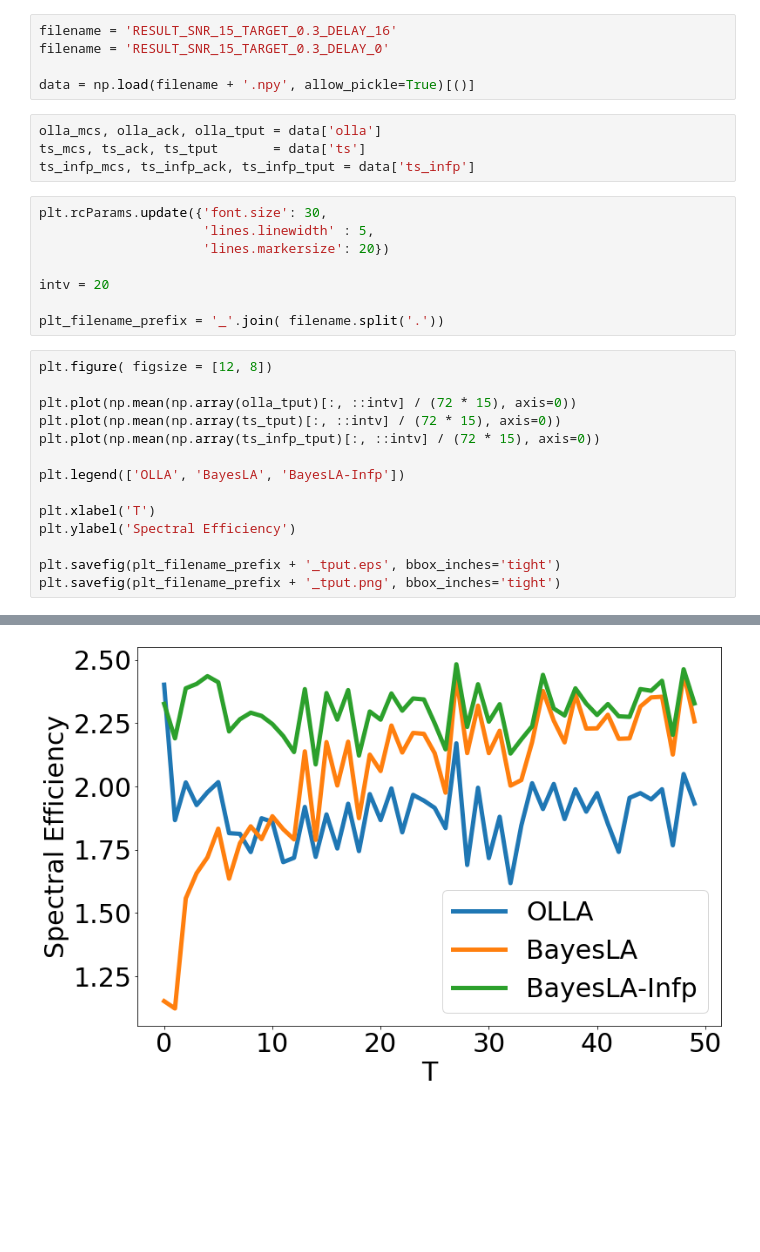
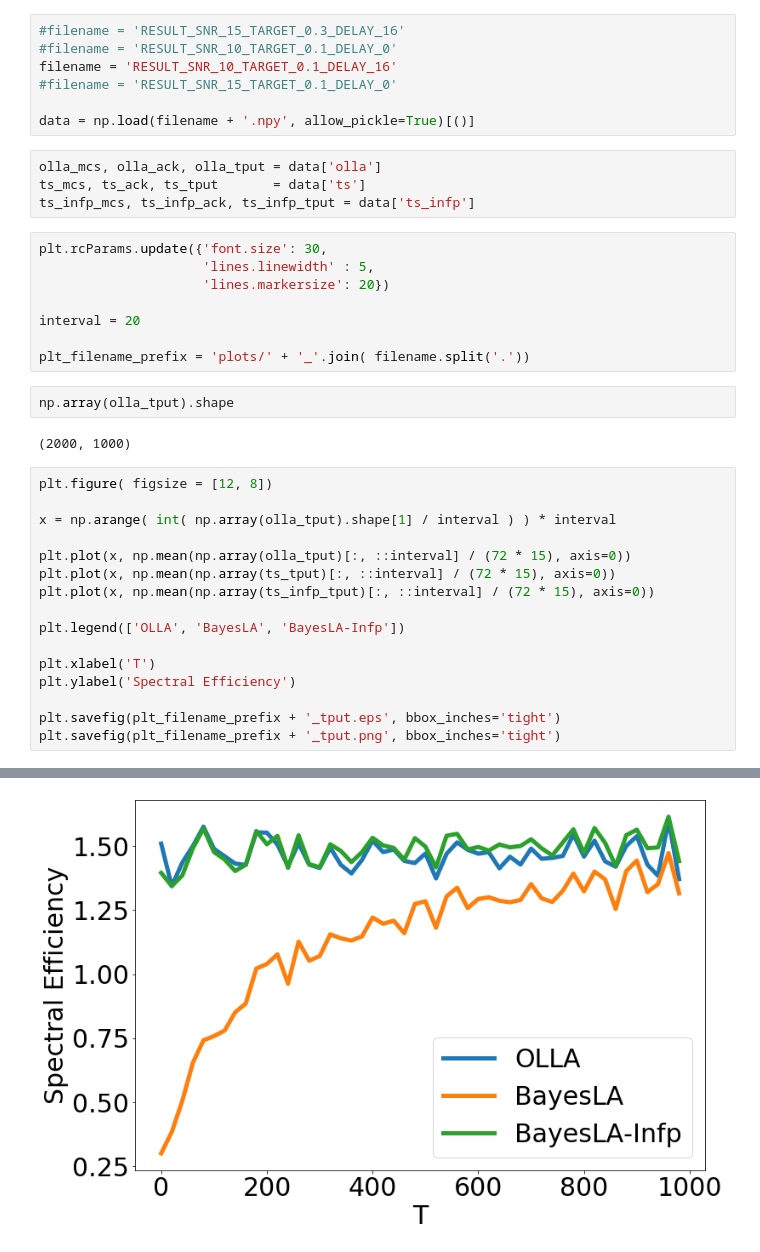
Before and after one commit to vidits-kth/bayesla-link-adaptation, a Jupyter notebook: Con_TS_OLLA_Plotting.ipynb, the cells around one changed output, grey strips where cells are left out. Saved outputs shown, nothing was run; the diff lists cells and outputs as text; blank space fills up the shorter version.

Commit message:
Code for submitted results at SPAWC

```diff
--- a/Con_TS_OLLA_Plotting.ipynb
+++ b/Con_TS_OLLA_Plotting.ipynb
@@ -11,8 +11,10 @@ plt.rcParams.update({'font.size': 30,
 # %% [markdown]
 # Load Data
 # %%
-filename = 'RESULT_SNR_15_TARGET_0.3_DELAY_16'
-filename = 'RESULT_SNR_15_TARGET_0.3_DELAY_0'
+#filename = 'RESULT_SNR_15_TARGET_0.3_DELAY_16'
+#filename = 'RESULT_SNR_10_TARGET_0.1_DELAY_0'
+filename = 'RESULT_SNR_10_TARGET_0.1_DELAY_16'
+#filename = 'RESULT_SNR_15_TARGET_0.1_DELAY_0'
 
 data = np.load(filename + '.npy', allow_pickle=True)[()]
 # %%
@@ -24,29 +26,35 @@ plt.rcParams.update({'font.size': 30,
                      'lines.linewidth' : 5,
                      'lines.markersize': 20})
 
-intv = 20
+interval = 20
 
-plt_filename_prefix = '_'.join( filename.split('.'))
+plt_filename_prefix = 'plots/' + '_'.join( filename.split('.'))
+# %%
+np.array(olla_tput).shape
+# %% [output]
+(2000, 1000)
 # %%
 plt.figure( figsize = [12, 8])
 
-plt.plot(np.mean(np.array(olla_tput)[:, ::intv] / (72 * 15), axis=0))
-plt.plot(np.mean(np.array(ts_tput)[:, ::intv] / (72 * 15), axis=0))
-plt.plot(np.mean(np.array(ts_infp_tput)[:, ::intv] / (72 * 15), axis=0))
+x = np.arange( int( np.array(olla_tput).shape[1] / interval ) ) * interval
+
+plt.plot(x, np.mean(np.array(olla_tput)[:, ::interval] / (72 * 15), axis=0))
+plt.plot(x, np.mean(np.array(ts_tput)[:, ::interval] / (72 * 15), axis=0))
+plt.plot(x, np.mean(np.array(ts_infp_tput)[:, ::interval] / (72 * 15), axis=0))
 
 plt.legend(['OLLA', 'BayesLA', 'BayesLA-Infp'])
 
 plt.xlabel('T')
 plt.ylabel('Spectral Efficiency')
 
 plt.savefig(plt_filename_prefix + '_tput.eps', bbox_inches='tight')
 plt.savefig(plt_filename_prefix + '_tput.png', bbox_inches='tight')
 # %% [output]
 The PostScript backend does not support transparency; partially transparent artists will be rendered opaque.
 The PostScript backend does not support transparency; partially transparent artists will be rendered opaque.
 The PostScript backend does not support transparency; partially transparent artists will be rendered opaque.
 The PostScript backend does not support transparency; partially transparent artists will be rendered opaque.
-[figure, old version]
+[figure, new version]
 # %%
 plt.figure( figsize = [12, 8])
 
```
Also changed, not shown: parts of 1 cell of this notebook, 11 other files.
